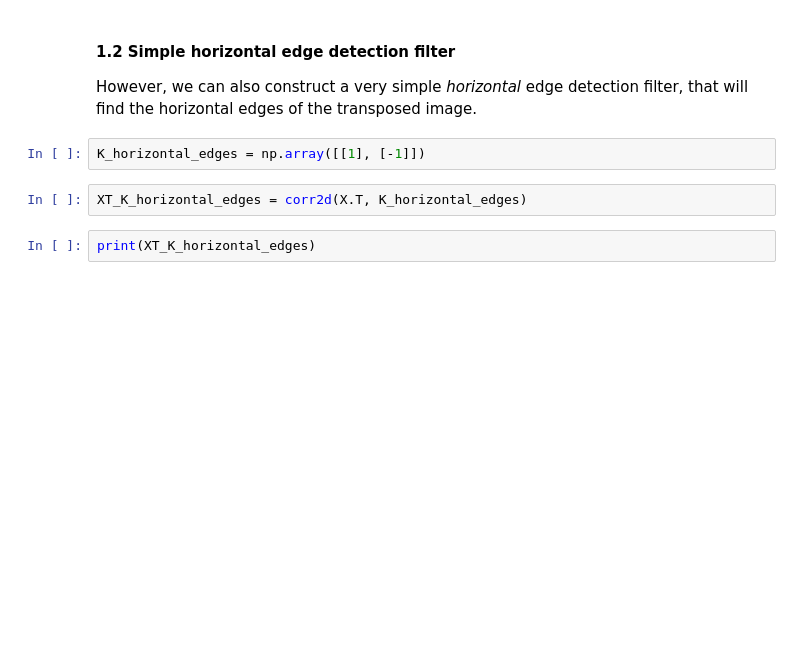
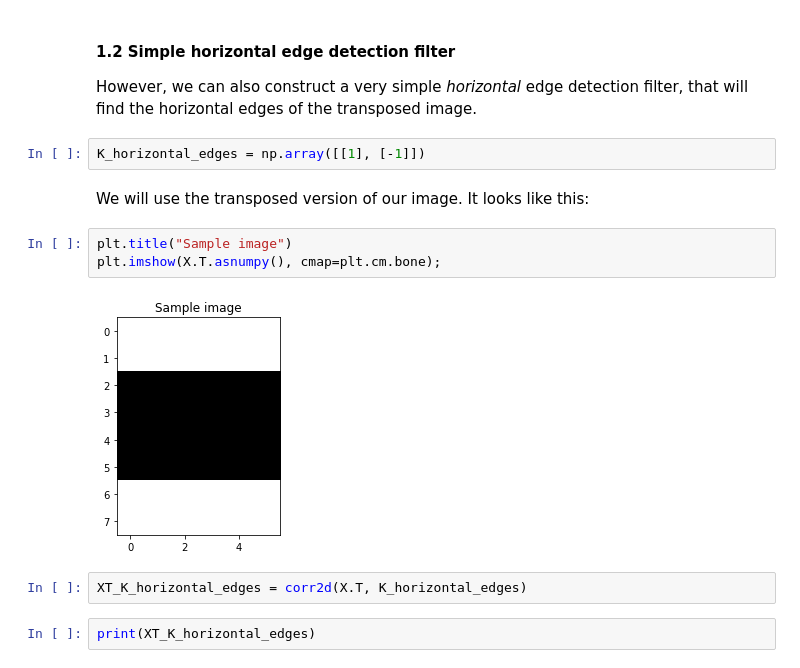
Before and after one commit to QPC-database/aws-machine-learning-embark, a Jupyter notebook: NOTEBOOKS/DAY 4/EMBK-NLP-DAY4-FILTERS-NB.ipynb, the cells around one changed output. Saved outputs shown, nothing was run; the diff lists cells and outputs as text; blank space fills up the shorter version.

```diff
--- a/NOTEBOOKS/DAY 4/EMBK-NLP-DAY4-FILTERS-NB.ipynb
+++ b/NOTEBOOKS/DAY 4/EMBK-NLP-DAY4-FILTERS-NB.ipynb
@@ -102,6 +78,13 @@ plt.imshow(XT_K)
 However, we can also construct a very simple *horizontal* edge detection filter, that will find the horizontal edges of the transposed image.
 # %%
 K_horizontal_edges = np.array([[1], [-1]])
+# %% [markdown]
+We will use the transposed version of our image. It looks like this:
+# %%
+plt.title("Sample image")
+plt.imshow(X.T.asnumpy(), cmap=plt.cm.bone);
+# %% [output]
+[figure, added]
 # %%
 XT_K_horizontal_edges = corr2d(X.T, K_horizontal_edges)
 # %%
```
Also changed, not shown: parts of 33 cells of this notebook, 8 other files.
